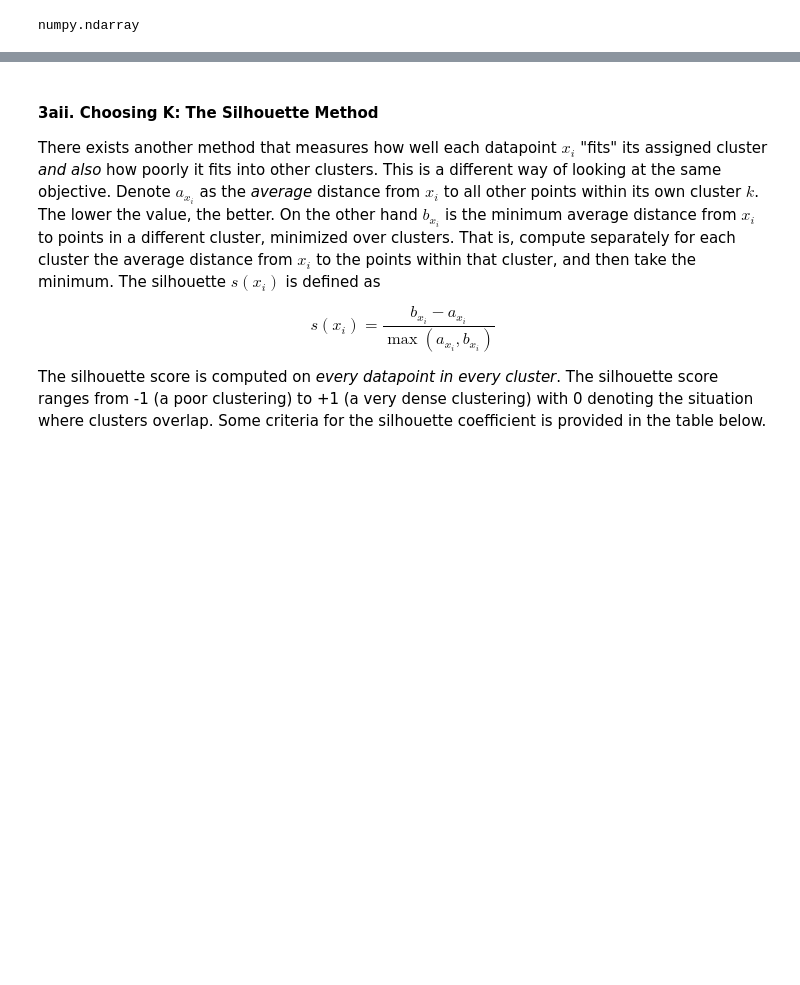
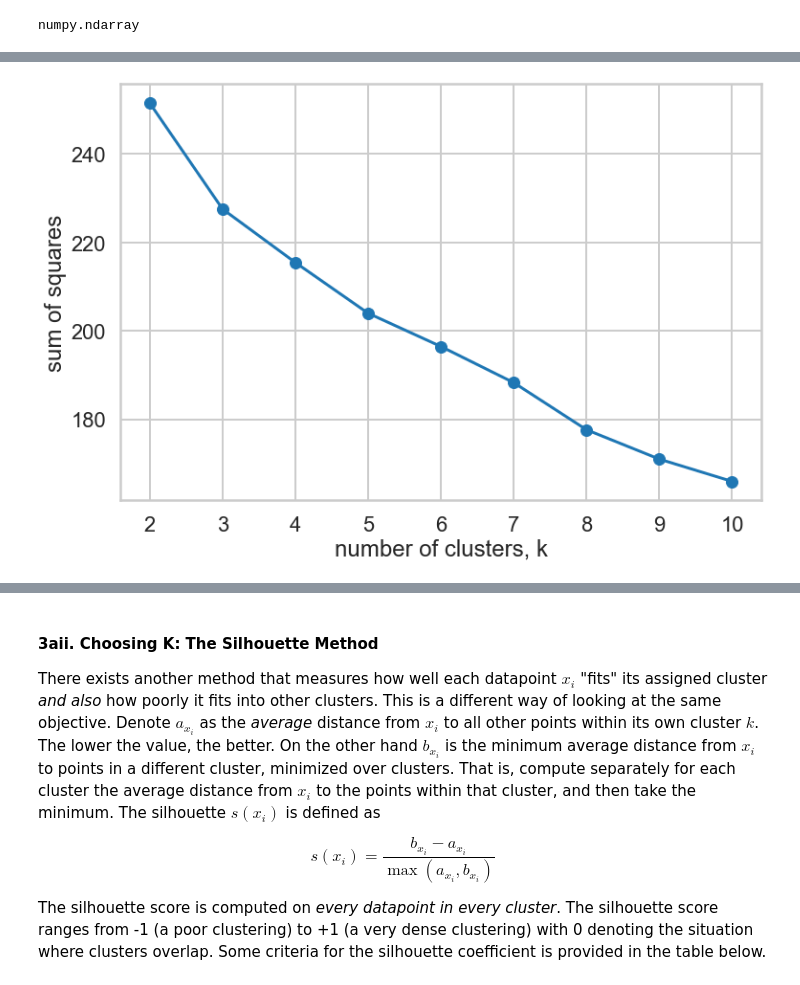
Before and after one commit to pauljacob/mini_projects, a Jupyter notebook: 1602764303_Clustering_Case_Study_updated_10_15_2020/Clustering Case Study - Customer Segmentation with K-Means - Tier 3v2.ipynb, the cells around one changed output, grey strips where cells are left out. Drawn from its saved outputs; the diff is of its cells as text; code cells hidden in the pictures; blank space fills up the shorter version.

```diff
--- a/1602764303_Clustering_Case_Study_updated_10_15_2020/Clustering Case Study - Customer Segmentation with K-Means - Tier 3v2.ipynb
+++ b/1602764303_Clustering_Case_Study_updated_10_15_2020/Clustering Case Study - Customer Segmentation with K-Means - Tier 3v2.ipynb
@@ -170,5 +159,5 @@ Int64Index([ 1,  2,  3,  4,  5,  6,  7,  8,  9, 10, 11, 12, 13, 14, 15, 16, 17,
 # %%
 # your turn
-x_cols = df3.values
-x_cols
+x_rows = df3.values
+x_rows
 # %% [output]
@@ -186,2 +179,2 @@ kmeans = KMeans(n_clusters=9)
 # %%
-transform = kmeans.fit_transform(x_cols)
+transform = kmeans.fit_transform(x_rows)
@@ -195,0 +194,12 @@ numpy.ndarray
+# %%
+'''
+ss = []
+nn = []
+for n in range(2, 11):
+    nn.append(n)
+    kmeans = KMeans(n_clusters=n)
+    transform = kmeans.fit_transform(x_cols)
+    ss.append(kmeans.inertia_)
+    #print(ss)
+ss
+'''
@@ -195,0 +208,11 @@ numpy.ndarray
+# %%
+ss = []
+ns = range(2,11)
+labels = []
+for n in ns:
+    kmeans = KMeans(n_clusters=n, random_state=111)
+    transform = kmeans.fit_transform(x_rows)
+    ss.append(kmeans.inertia_)
+    #labels.append(kmeans.labels_)
+    #print(ss)
+ss
@@ -195,0 +231,11 @@ numpy.ndarray
+# %%
+#plt.size([10, 9])
+plt.figure(figsize=(12,8))
+plt.plot(ns, ss, '-o')
+#plt.scatter(ns, ss,)
+plt.xlabel('number of clusters, k')
+plt.ylabel('sum of squares')
+#plt.xticks(ns)
+plt.show()
+# %% [output]
+[figure, added]
```
Also changed, not shown: parts of 43 cells of this notebook.
